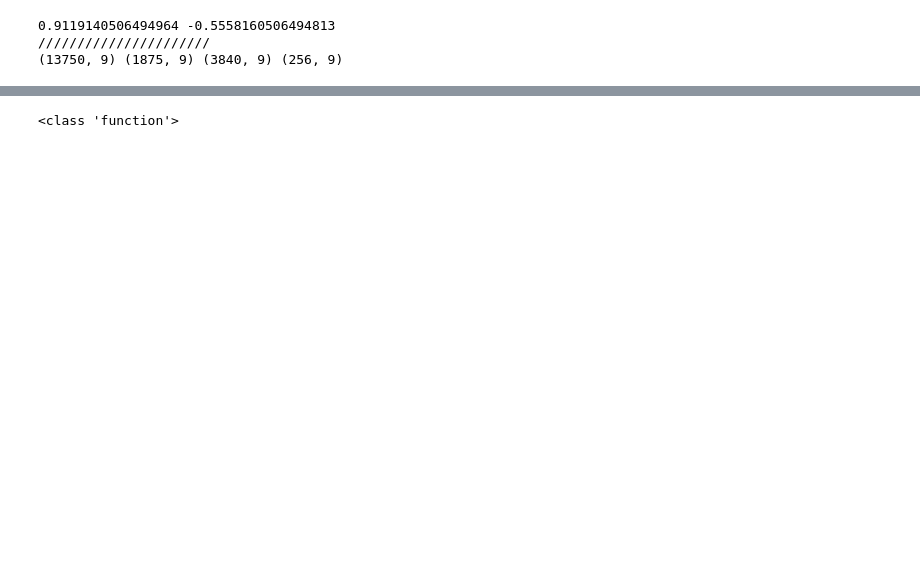
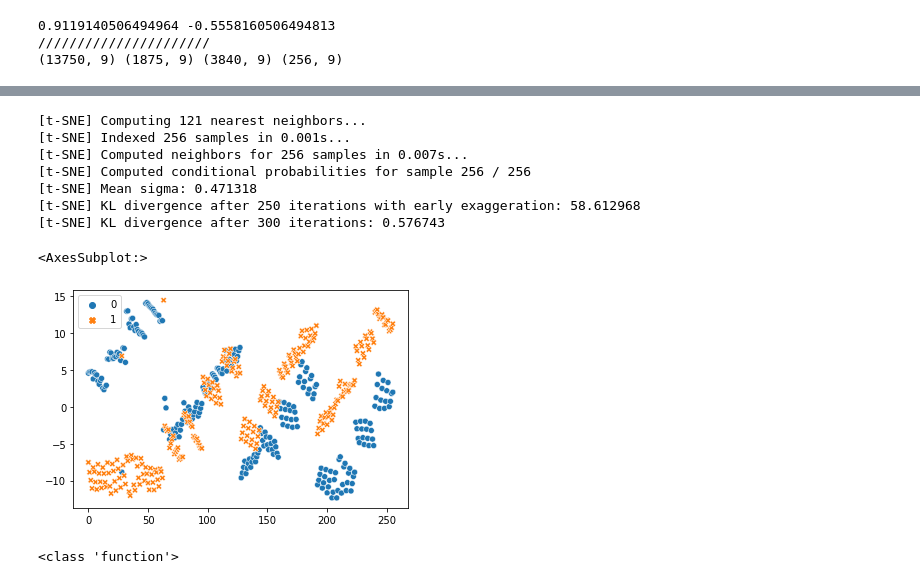
Before and after one commit to Banuv/Thesis_Uncertainty, a Jupyter notebook: Deep_Ensemble_OOD_SD.ipynb, the cells around one changed output, grey strips where cells are left out. Saved outputs shown, nothing was run; the diff lists cells and outputs as text; code cells hidden in the pictures; blank space fills up the shorter version.

```diff
--- a/Deep_Ensemble_OOD_SD.ipynb
+++ b/Deep_Ensemble_OOD_SD.ipynb
@@ -121,3 +175,21 @@ OOD_q_test = q_scaler.transform(OOD_q_test)
+# %%
+tsne_results = tsne.fit_transform(OOD_q_test)
+df_result_2 = pd.DataFrame()
+df_result_2[0] = tsne_results[:,0]
+df_result_2[1] = tsne_results[:,1]
+
+plt.figure()
+sns.scatterplot(data=df_result_2)
+# %% [output]
+[t-SNE] Computing 121 nearest neighbors...
+[t-SNE] Indexed 256 samples in 0.001s...
+[t-SNE] Computed neighbors for 256 samples in 0.007s...
+[t-SNE] Computed conditional probabilities for sample 256 / 256
+[t-SNE] Mean sigma: 0.471318
+[t-SNE] KL divergence after 250 iterations with early exaggeration: 58.612968
+[t-SNE] KL divergence after 300 iterations: 0.576743
+<AxesSubplot:>
+[figure, added]
 # %%
 
 def model_builder():
```
Also changed, not shown: parts of 14 cells of this notebook, 28 other files.
